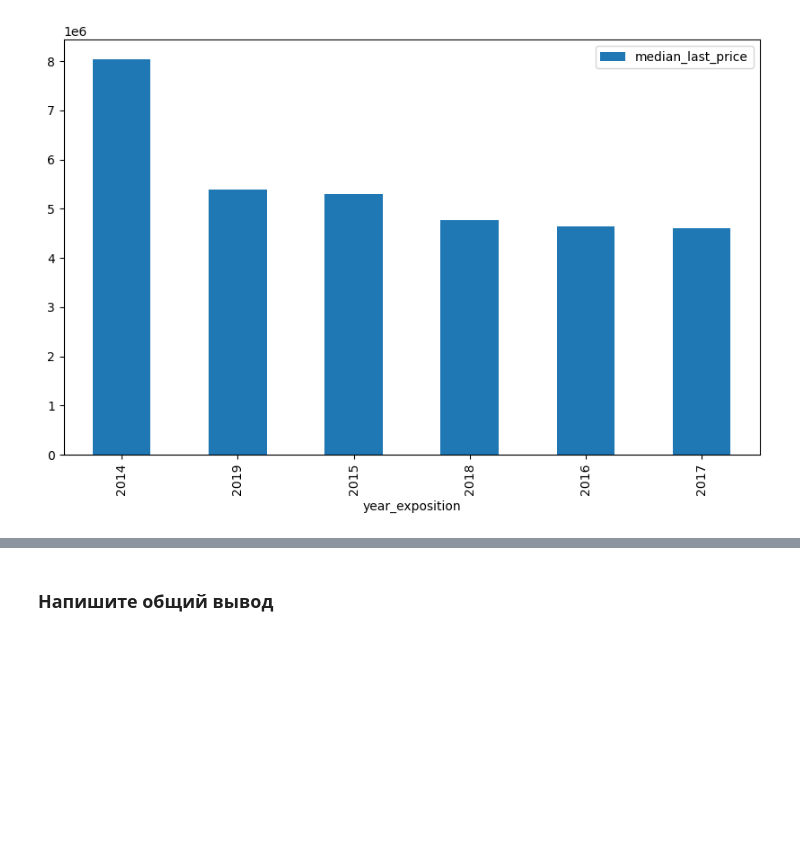
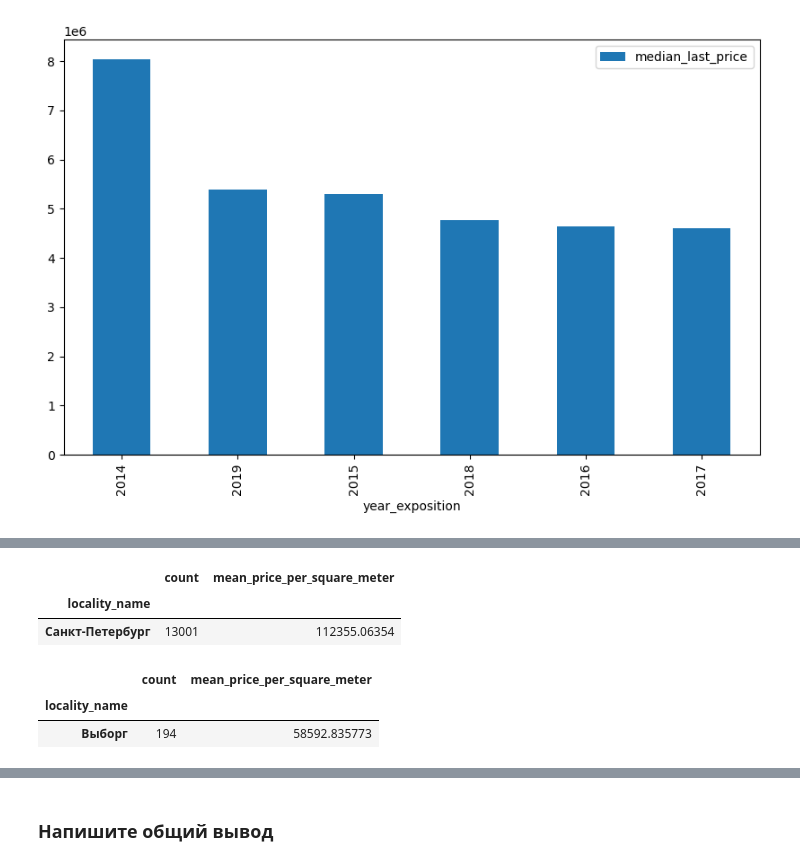
Before and after one commit to sudobooo/real_estate_project, a Jupyter notebook: project_ds_3.ipynb, the cells around one changed output, grey strips where cells are left out. Drawn from its saved outputs; the diff is of its cells as text; code cells hidden in the pictures; blank space fills up the shorter version.

```diff
--- a/project_ds_3.ipynb
+++ b/project_ds_3.ipynb
@@ -1092,0 +1120,14 @@ bar_plot_by_median_last_price(grouped_data_by_last_price_count_median('year_expo
+# %%
+# Населённый пункт с самой высокой стоимостью квадратного метра
+grouped_data_by_locality_name.head(10).sort_values(by='mean_price_per_square_meter', ascending=False).head(1)
+# %% [output]
+|  | count | mean_price_per_square_meter |
+| locality_name |  |  |
+| Санкт-Петербург | 13001 | 112355.06354 |
+# %%
+# Населённый пункт с самой низкой стоимостью квадратного метра
+grouped_data_by_locality_name.head(10).sort_values(by='mean_price_per_square_meter', ascending=True).head(1)
+# %% [output]
+|  | count | mean_price_per_square_meter |
+| locality_name |  |  |
+| Выборг | 194 | 58592.835773 |
```
Also changed, not shown: parts of 19 cells of this notebook.
